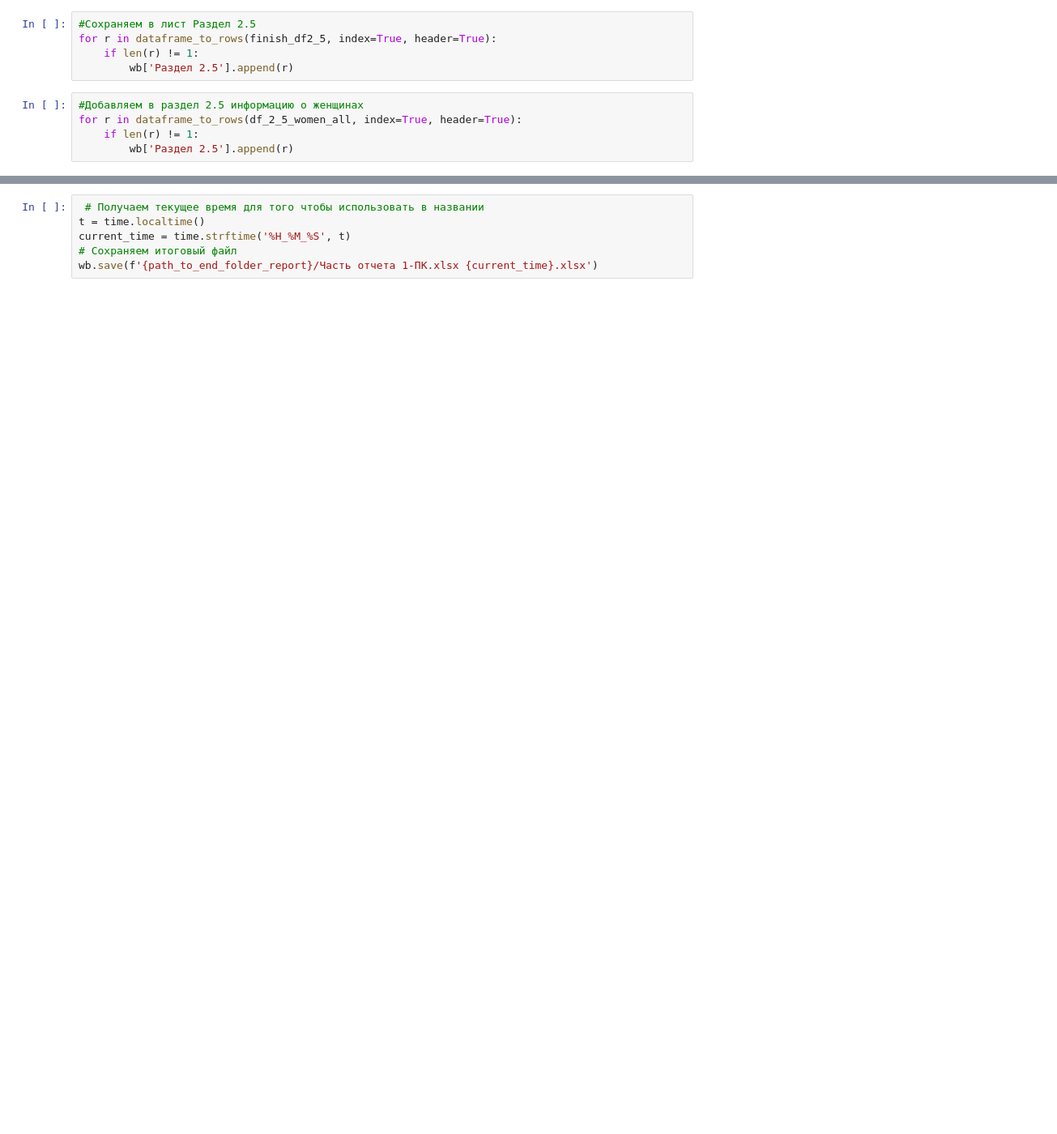
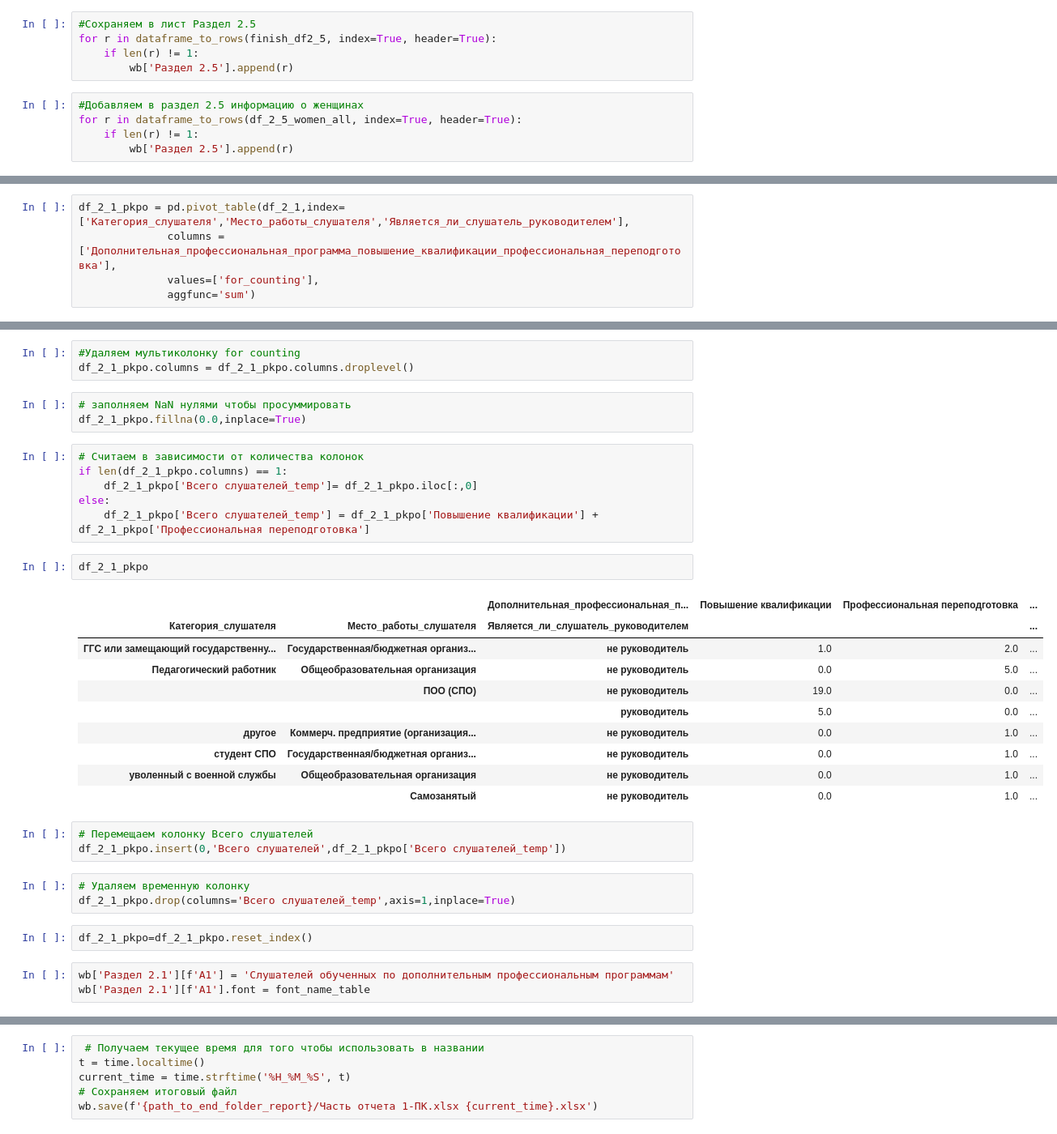
Before and after one commit to t0r1n88/Lindy, a Jupyter notebook: report_1PK.ipynb, the cells around one changed output, grey strips where cells are left out. Shown at 81% size. Drawn from its saved outputs; the diff is of its cells as text; blank space fills up the shorter version.

Commit message:
Реализовал подсчет для 3 датафреймов в разделе 2.1. Подсчет для датафрейма по образованию требует консультации.

```diff
--- a/report_1PK.ipynb
+++ b/report_1PK.ipynb
@@ -355,0 +363,5 @@ for r in dataframe_to_rows(df_2_5_women_all, index=True, header=True):
+# %%
+df_2_1_pkpo = pd.pivot_table(df_2_1,index=['Категория_слушателя','Место_работы_слушателя','Является_ли_слушатель_руководителем'],
+              columns = ['Дополнительная_профессиональная_программа_повышение_квалификации_профессиональная_переподготовка'],
+              values=['for_counting'],
+              aggfunc='sum')
@@ -355,0 +382,36 @@ for r in dataframe_to_rows(df_2_5_women_all, index=True, header=True):
+# %%
+#Удаляем мультиколонку for counting
+df_2_1_pkpo.columns = df_2_1_pkpo.columns.droplevel()
+# %%
+# заполняем NaN нулями чтобы просуммировать
+df_2_1_pkpo.fillna(0.0,inplace=True)
+# %%
+# Считаем в зависимости от количества колонок
+if len(df_2_1_pkpo.columns) == 1:
+    df_2_1_pkpo['Всего слушателей_temp']= df_2_1_pkpo.iloc[:,0]
+else:
+    df_2_1_pkpo['Всего слушателей_temp'] = df_2_1_pkpo['Повышение квалификации'] + df_2_1_pkpo['Профессиональная переподготовка']
+# %%
+df_2_1_pkpo
+# %% [output]
+|  |  | Дополнительная_профессиональная_п... | Повышение квалификации | Профессиональная переподготовка | ... |
+| Категория_слушателя | Место_работы_слушателя | Является_ли_слушатель_руководителем |  |  | ... |
+| ГГС или замещающий государственну... | Государственная/бюджетная организ... | не руководитель | 1.0 | 2.0 | ... |
+| Педагогический работник | Общеобразовательная организация | не руководитель | 0.0 | 5.0 | ... |
+|  | ПОО (СПО) | не руководитель | 19.0 | 0.0 | ... |
+|  |  | руководитель | 5.0 | 0.0 | ... |
+| другое | Коммерч. предприятие (организация... | не руководитель | 0.0 | 1.0 | ... |
+| студент СПО | Государственная/бюджетная организ... | не руководитель | 0.0 | 1.0 | ... |
+| уволенный с военной службы | Общеобразовательная организация | не руководитель | 0.0 | 1.0 | ... |
+|  | Самозанятый | не руководитель | 0.0 | 1.0 | ... |
+# %%
+# Перемещаем колонку Всего слушателей
+df_2_1_pkpo.insert(0,'Всего слушателей',df_2_1_pkpo['Всего слушателей_temp'])
+# %%
+# Удаляем временную колонку
+df_2_1_pkpo.drop(columns='Всего слушателей_temp',axis=1,inplace=True)
+# %%
+df_2_1_pkpo=df_2_1_pkpo.reset_index()
+# %%
+wb['Раздел 2.1'][f'A1'] = 'Слушателей обученных по дополнительным профессиональным программам'
+wb['Раздел 2.1'][f'A1'].font = font_name_table
```
Also changed, not shown: parts of 43 cells of this notebook.
